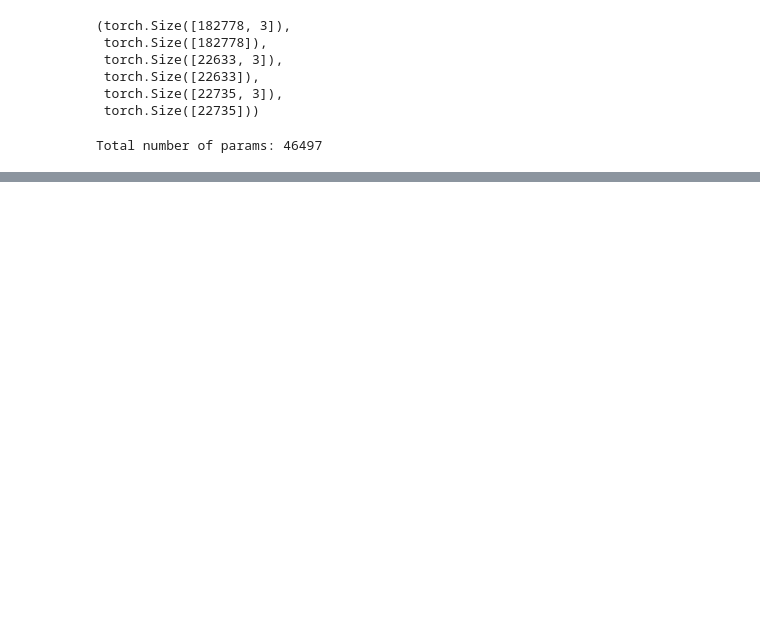
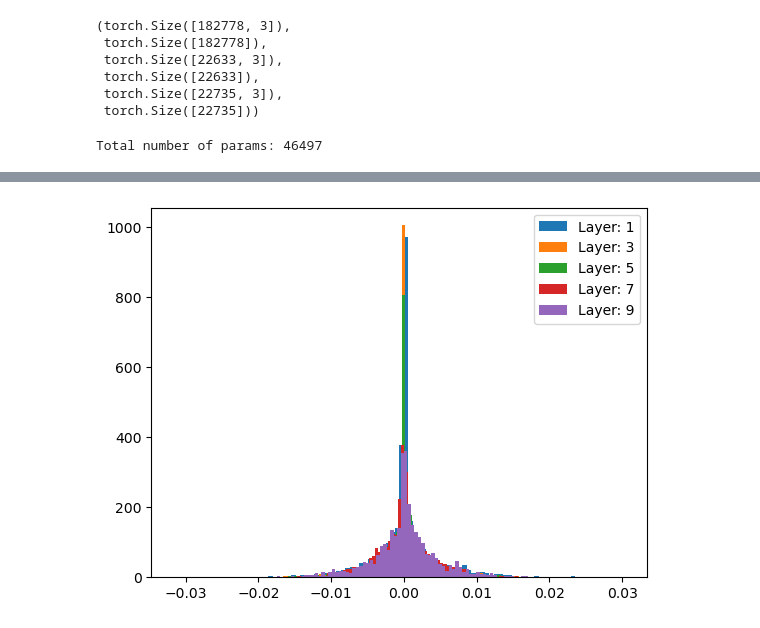
Before and after one commit to Aalgarnaal/llms_from_scratch, a Jupyter notebook: bengio_03/Torchified_Bengio_2003_implementation.ipynb, the cells around one changed output, grey strips where cells are left out. Cells and saved outputs as stored; diff of their text form; code cells hidden in the pictures; blank space fills up the shorter version.

```diff
--- a/bengio_03/Torchified_Bengio_2003_implementation.ipynb
+++ b/bengio_03/Torchified_Bengio_2003_implementation.ipynb
@@ -181,0 +209,13 @@ Iteration 9000, Loss: 1.86842942237854
+# %%
+# Let's investigate whats happening to the gradients in each layer (after Tanh)
+plt.figure()
+with torch.no_grad():
+    for layer_ix, layer in enumerate(layers[:-1]):
+        if isinstance(layer,Tanh): #for all other layers
+            output = layer.out.grad
+            output_vals = output.view(-1).tolist()
+            plt.hist(output_vals,bins=100,label=f"Layer: {layer_ix}")
+plt.legend()
+plt.show()
+# %% [output]
+[figure, added]
```
Also changed, not shown: parts of 5 cells of this notebook.
